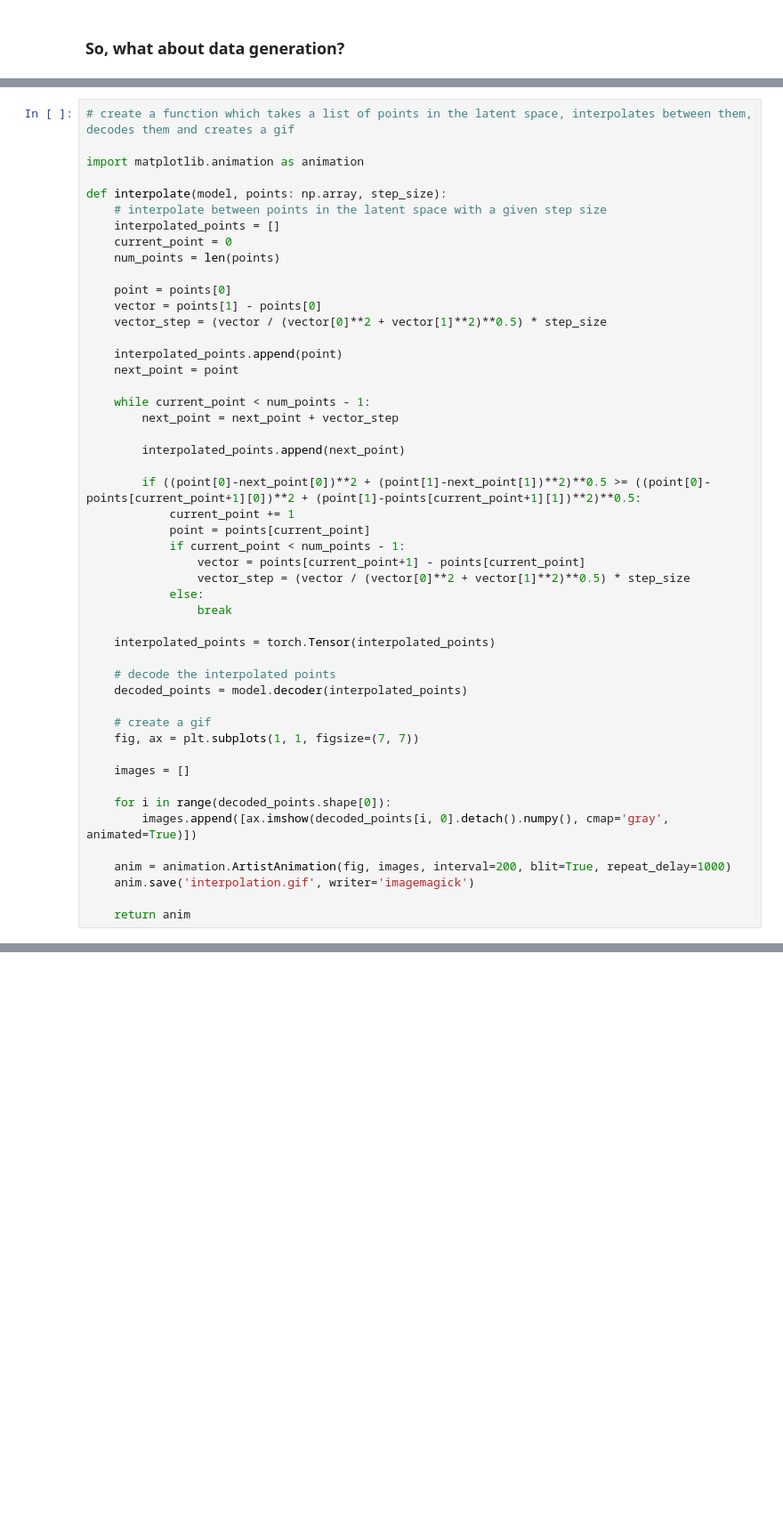
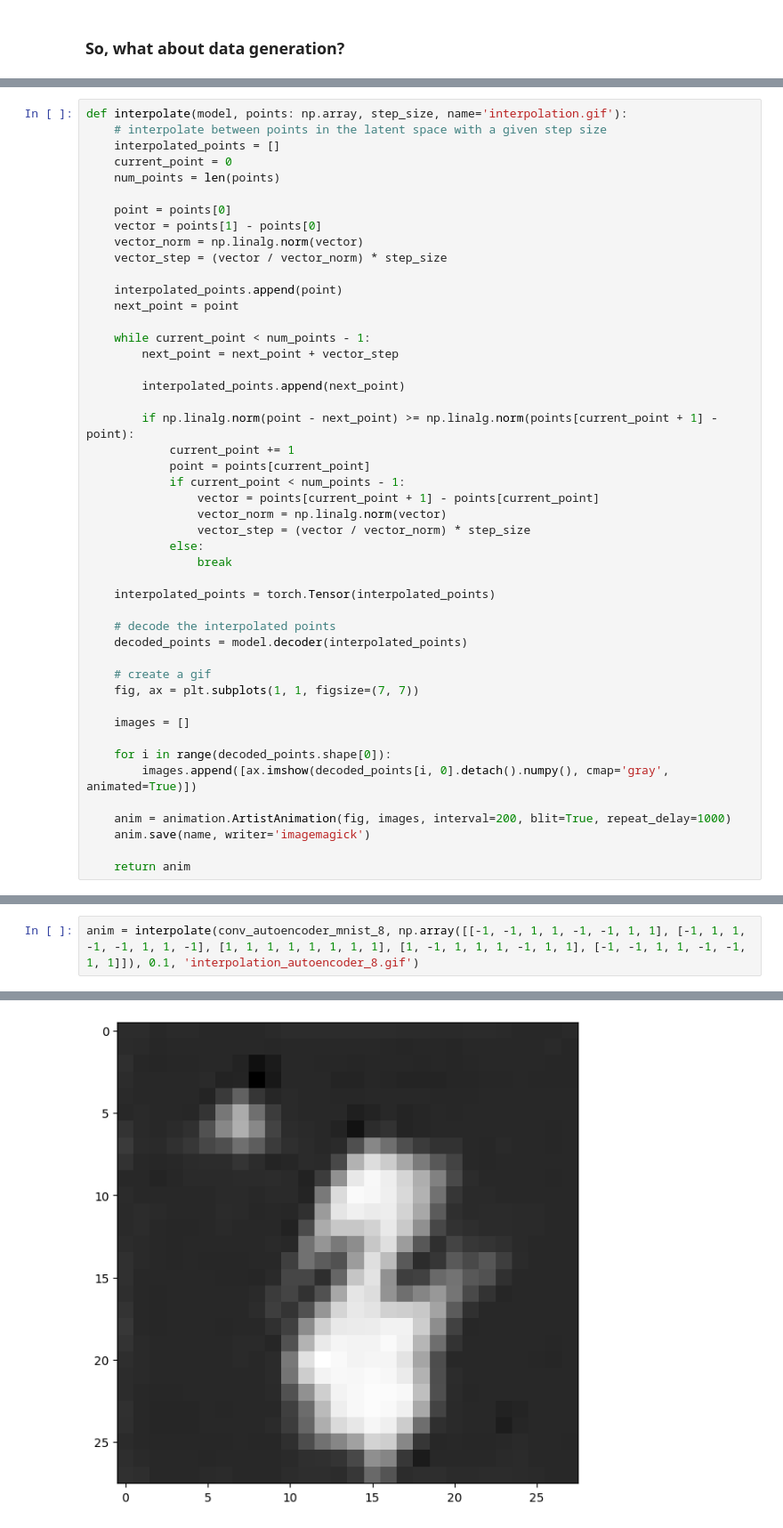
Before and after one commit to CKleiber/SciML-Seminar, a Jupyter notebook: Autoencoder.ipynb, the cells around one changed output, grey strips where cells are left out. Shown at 89% size. Cells and saved outputs as stored; diff of their text form; blank space fills up the shorter version.

Commit message:
Expanded the interpolation function to n dimensions

```diff
--- a/Autoencoder.ipynb
+++ b/Autoencoder.ipynb
@@ -566,9 +566,5 @@ for i in range(10):
 # %%
-# create a function which takes a list of points in the latent space, interpolates between them, decodes them and creates a gif
-
-import matplotlib.animation as animation
-
-def interpolate(model, points: np.array, step_size):
+def interpolate(model, points: np.array, step_size, name='interpolation.gif'):
     # interpolate between points in the latent space with a given step size
     interpolated_points = []
     current_point = 0
@@ -576,7 +572,8 @@ def interpolate(model, points: np.array, step_size):
 
     point = points[0]
     vector = points[1] - points[0]
-    vector_step = (vector / (vector[0]**2 + vector[1]**2)**0.5) * step_size
+    vector_norm = np.linalg.norm(vector)
+    vector_step = (vector / vector_norm) * step_size
 
     interpolated_points.append(point)
     next_point = point
@@ -586,12 +583,13 @@ def interpolate(model, points: np.array, step_size):
 
         interpolated_points.append(next_point)
 
-        if ((point[0]-next_point[0])**2 + (point[1]-next_point[1])**2)**0.5 >= ((point[0]-points[current_point+1][0])**2 + (point[1]-points[current_point+1][1])**2)**0.5:
+        if np.linalg.norm(point - next_point) >= np.linalg.norm(points[current_point + 1] - point):
             current_point += 1
             point = points[current_point]
             if current_point < num_points - 1:
-                vector = points[current_point+1] - points[current_point]
-                vector_step = (vector / (vector[0]**2 + vector[1]**2)**0.5) * step_size
+                vector = points[current_point + 1] - points[current_point]
+                vector_norm = np.linalg.norm(vector)
+                vector_step = (vector / vector_norm) * step_size
             else:
                 break
 
@@ -609,7 +607,7 @@ def interpolate(model, points: np.array, step_size):
         images.append([ax.imshow(decoded_points[i, 0].detach().numpy(), cmap='gray', animated=True)])
 
     anim = animation.ArtistAnimation(fig, images, interval=200, blit=True, repeat_delay=1000)
-    anim.save('interpolation.gif', writer='imagemagick')
+    anim.save(name, writer='imagemagick')
 
     return anim
 # %%
@@ -617,3 +615,6 @@ anim = interpolate(conv_autoencoder_mnist, np.array([[-1, -4], [5, 1], [-1, -4]]
 # %% [output]
 MovieWriter imagemagick unavailable; using Pillow instead.
 [figure]
+# %%
+anim = interpolate(conv_autoencoder_mnist_8, np.array([[-1, -1, 1, 1, -1, -1, 1, 1], [-1, 1, 1, -1, -1, 1, 1, -1], [1, 1, 1, 1, 1, 1, 1, 1], [1, -1, 1, 1, 1, -1, 1, 1], [-1, -1, 1, 1, -1, -1, 1, 1]]), 0.1, 'interpolation_autoencoder_8.gif')
+# %% [output]
@@ -619,0 +622 @@ MovieWriter imagemagick unavailable; using Pillow instead.
+[figure, added]
```
Also changed, not shown: parts of 15 cells of this notebook, 3 other files.
